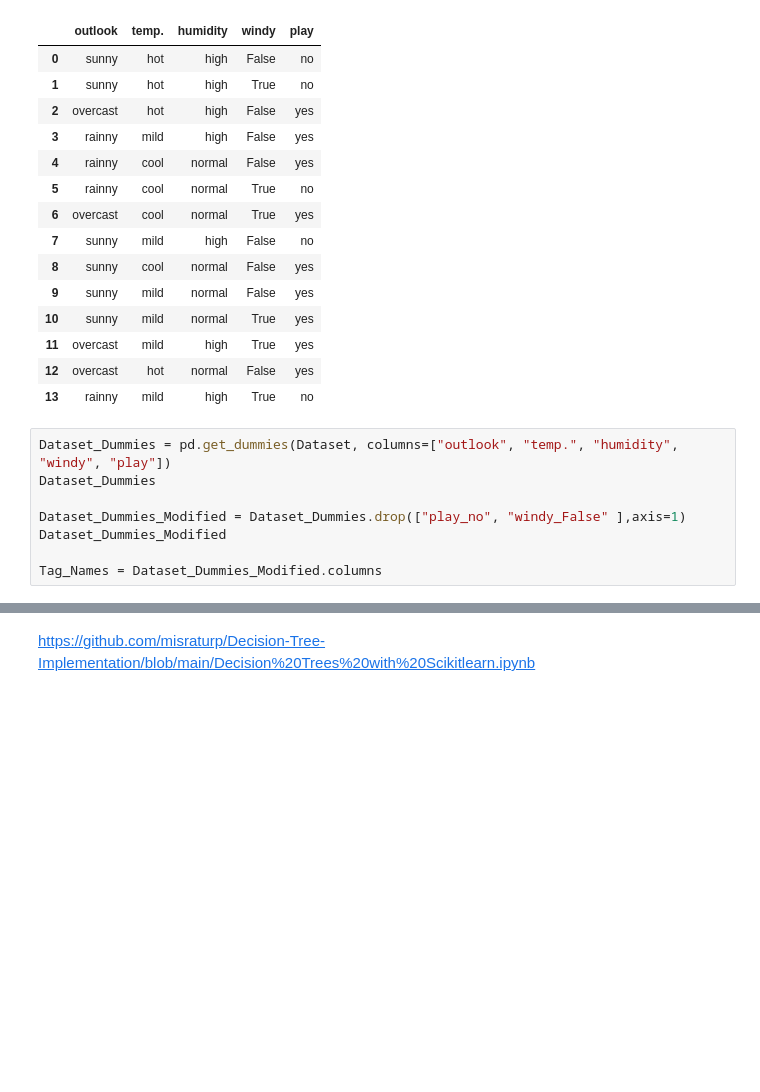
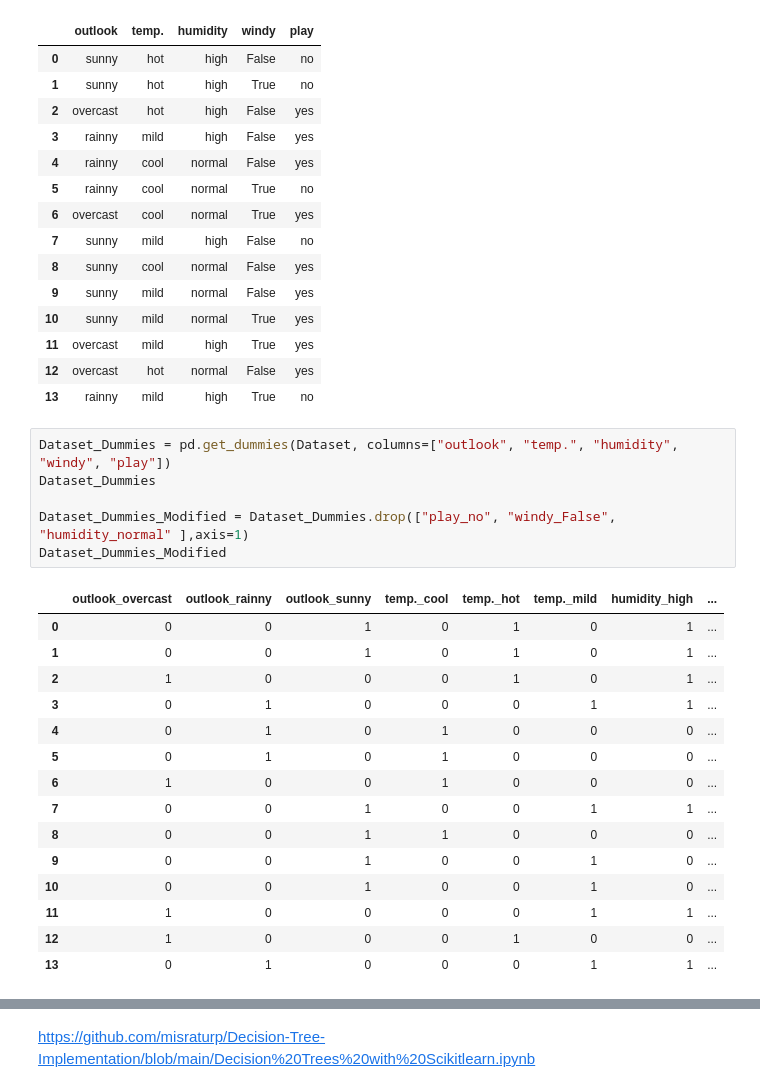
Before and after one commit to lfvvillanueva/DS---SELF-LEARNING, a Jupyter notebook: MACHINE LEARNING/1. SUPERVISED/3. Decision Trees (DT)/Python/2. Whit Libraries/Lecture 3.ipynb, the cells around one changed output, grey strips where cells are left out. Cells and saved outputs as stored; diff of their text form; blank space fills up the shorter version.

```diff
--- a/MACHINE LEARNING/1. SUPERVISED/3. Decision Trees (DT)/Python/2. Whit Libraries/Lecture 3.ipynb
+++ b/MACHINE LEARNING/1. SUPERVISED/3. Decision Trees (DT)/Python/2. Whit Libraries/Lecture 3.ipynb
@@ -33,8 +33,22 @@ Dataset.head(n=14)
 # %%
 Dataset_Dummies = pd.get_dummies(Dataset, columns=["outlook", "temp.", "humidity", "windy", "play"])
 Dataset_Dummies
 
-Dataset_Dummies_Modified = Dataset_Dummies.drop(["play_no", "windy_False" ],axis=1)
+Dataset_Dummies_Modified = Dataset_Dummies.drop(["play_no", "windy_False", "humidity_normal" ],axis=1)
 Dataset_Dummies_Modified
-
-Tag_Names = Dataset_Dummies_Modified.columns
+# %% [output]
+|  | outlook_overcast | outlook_rainny | outlook_sunny | temp._cool | temp._hot | temp._mild | humidity_high | ... |
+| 0 | 0 | 0 | 1 | 0 | 1 | 0 | 1 | ... |
+| 1 | 0 | 0 | 1 | 0 | 1 | 0 | 1 | ... |
+| 2 | 1 | 0 | 0 | 0 | 1 | 0 | 1 | ... |
+| 3 | 0 | 1 | 0 | 0 | 0 | 1 | 1 | ... |
+| 4 | 0 | 1 | 0 | 1 | 0 | 0 | 0 | ... |
+| 5 | 0 | 1 | 0 | 1 | 0 | 0 | 0 | ... |
+| 6 | 1 | 0 | 0 | 1 | 0 | 0 | 0 | ... |
+| 7 | 0 | 0 | 1 | 0 | 0 | 1 | 1 | ... |
+| 8 | 0 | 0 | 1 | 1 | 0 | 0 | 0 | ... |
+| 9 | 0 | 0 | 1 | 0 | 0 | 1 | 0 | ... |
+| 10 | 0 | 0 | 1 | 0 | 0 | 1 | 0 | ... |
+| 11 | 1 | 0 | 0 | 0 | 0 | 1 | 1 | ... |
+| 12 | 1 | 0 | 0 | 0 | 1 | 0 | 0 | ... |
+| 13 | 0 | 1 | 0 | 0 | 0 | 1 | 1 | ... |
```
Also changed, not shown: parts of 5 cells of this notebook.
